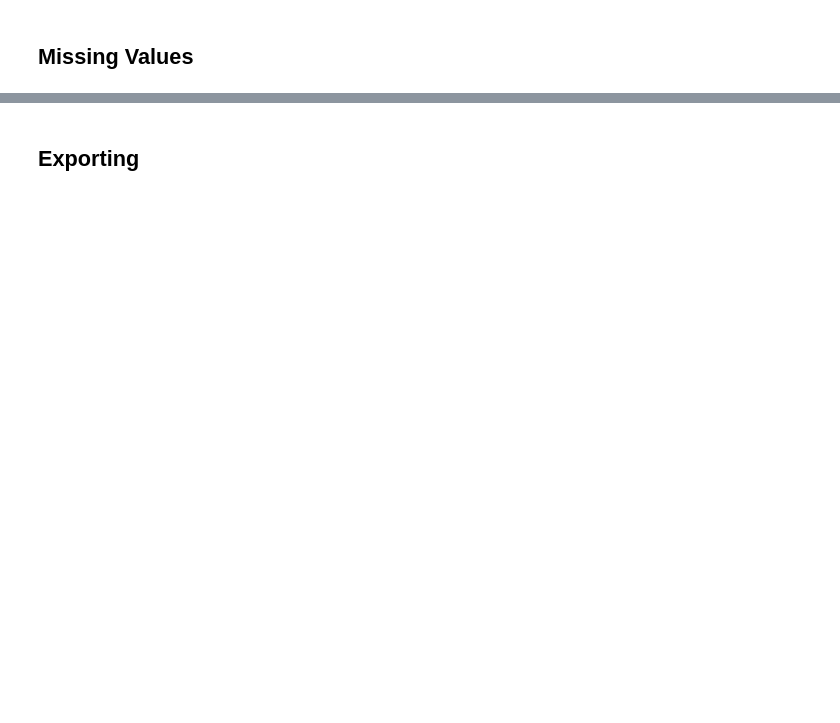
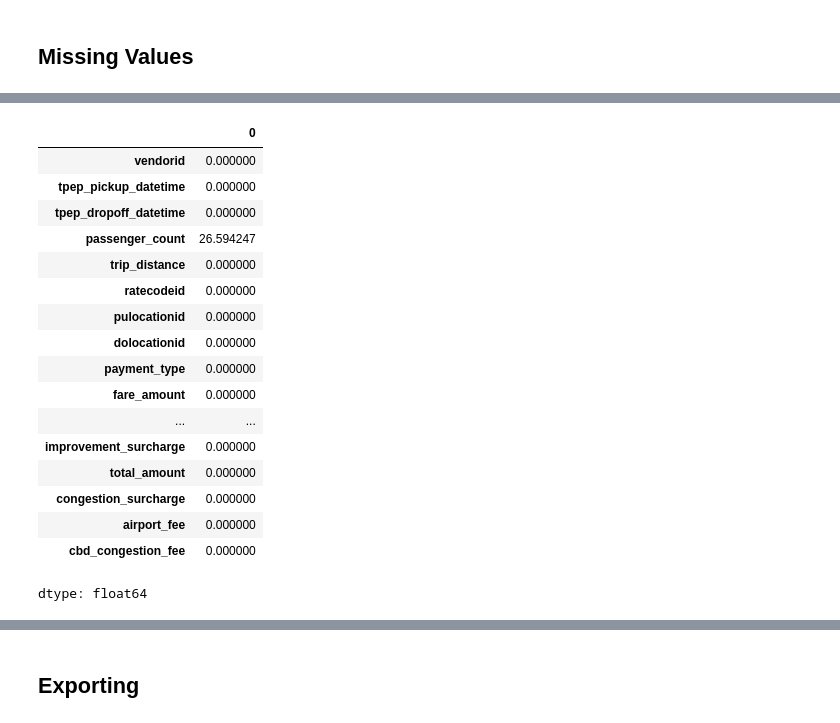
Before and after one commit to drod75/nyc_taxi_analysis, a Jupyter notebook: notebooks/data_collection.ipynb, the cells around one changed output, grey strips where cells are left out. Saved outputs shown, nothing was run; the diff lists cells and outputs as text; code cells hidden in the pictures; blank space fills up the shorter version.

```diff
--- a/notebooks/data_collection.ipynb
+++ b/notebooks/data_collection.ipynb
@@ -322,4 +342,7 @@ N      8568175
 NaN    3113406
 Y        25486
 Name: count, dtype: int64
+# %%
+# store and forward serves only a database usefullness, so it is not needed here
+taxi_df.drop(columns=['store_and_fwd_flag'], axis=1, inplace=True)
 # %%
@@ -334,3 +357,17 @@ congestion_surcharge
  1.00          5
  0.75          1
 Name: count, dtype: int64
+# %%
+# replace values
+taxi_df['congestion_surcharge'].replace(
+    {
+      2.50: 1,
+      0.00: 0,
+      -2.50: 1,
+      1.00: 1,
+      0.75: 1
+    },
+    inplace=True
+)
+
+taxi_df['congestion_surcharge'].fillna(-1, inplace=True)
@@ -347,3 +397,18 @@ airport_fee
  5.00       1245
  0.50          1
 Name: count, dtype: int64
+# %%
+# replace values
+taxi_df['airport_fee'].replace(
+    {
+      0.00: 0,
+      1.75: 1,
+      -1.75: 1,
+      6.75: 1,
+      5.00: 1,
+      0.50: 1
+    },
+    inplace=True
+)
+
+taxi_df['airport_fee'].fillna(-1, inplace=True)
@@ -373,3 +451,29 @@ EH0010      53209
 EH0004      23255
 CC            217
 Name: count, dtype: int64
+# %%
+# since request source has a large portion of missing values, and the focus is borough, not call center, it should be removed
+taxi_df.drop(columns=['request_source'], axis=1, inplace=True)
+# %%
+# calculate percent of missing data in each column
+percent_missing = (taxi_df.isna().sum() / len(taxi_df)) * 100
+percent_missing
+# %% [output]
+|  | 0 |
+| vendorid | 0.000000 |
+| tpep_pickup_datetime | 0.000000 |
+| tpep_dropoff_datetime | 0.000000 |
+| passenger_count | 26.594247 |
+| trip_distance | 0.000000 |
+| ratecodeid | 0.000000 |
+| pulocationid | 0.000000 |
+| dolocationid | 0.000000 |
+| payment_type | 0.000000 |
+| fare_amount | 0.000000 |
+| ... | ... |
+| improvement_surcharge | 0.000000 |
+| total_amount | 0.000000 |
+| congestion_surcharge | 0.000000 |
+| airport_fee | 0.000000 |
+| cbd_congestion_fee | 0.000000 |
+dtype: float64
```
Also changed, not shown: parts of 32 cells of this notebook.
